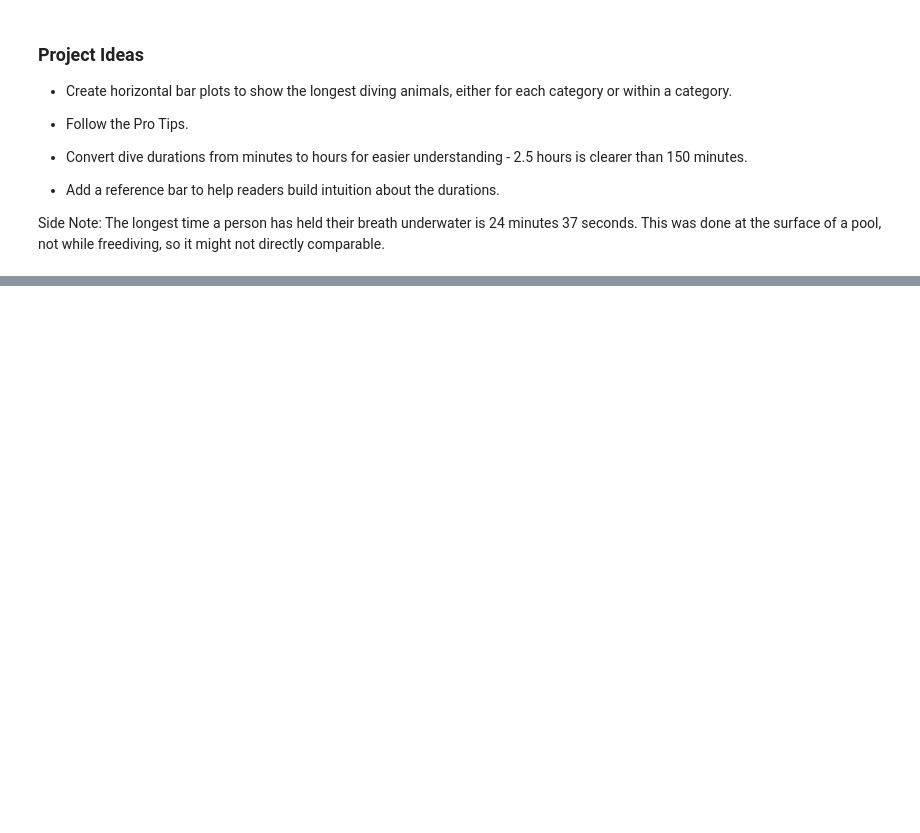
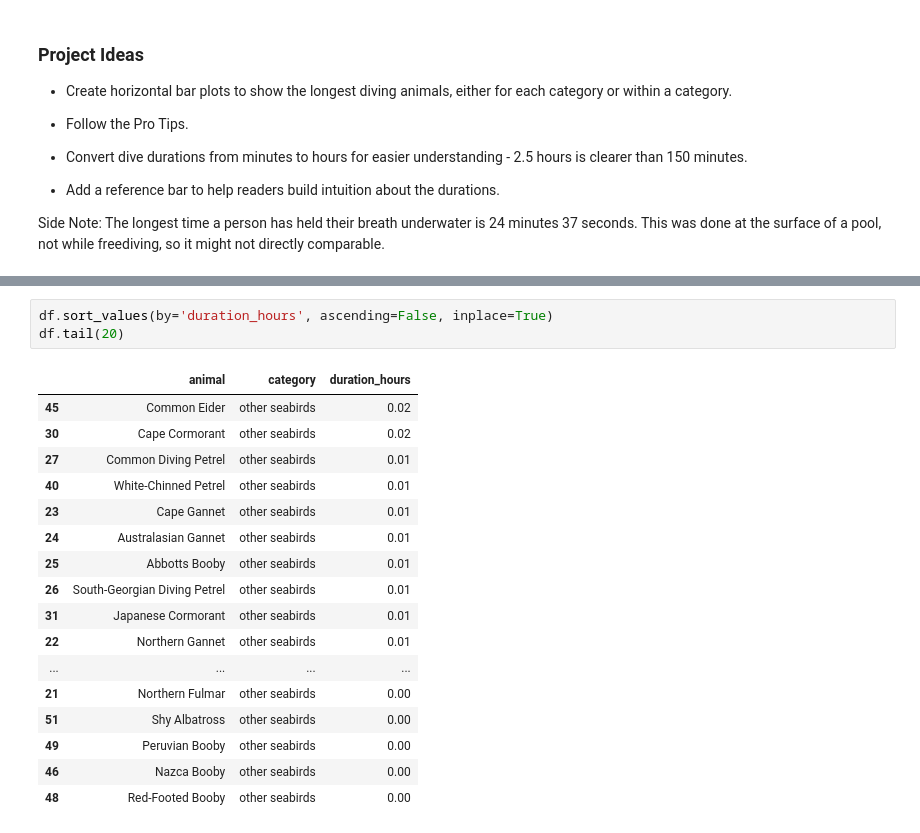
Before and after one commit to ojeduard/Data-Science-Essentials, a Jupyter notebook: Data_Visualization/Ended_Projects/longest-divers-project/longest-diving-animals.ipynb, the cells around one changed output, grey strips where cells are left out. Cells and saved outputs as stored; diff of their text form; blank space fills up the shorter version.

```diff
--- a/Data_Visualization/Ended_Projects/longest-divers-project/longest-diving-animals.ipynb
+++ b/Data_Visualization/Ended_Projects/longest-divers-project/longest-diving-animals.ipynb
@@ -39,0 +57,21 @@ Side Note: The longest time a person has held their breath underwater is 24 minu
+# %%
+df.sort_values(by='duration_hours', ascending=False, inplace=True)
+df.tail(20)
+# %% [output]
+|  | animal | category | duration_hours |
+| 45 | Common Eider | other seabirds | 0.02 |
+| 30 | Cape Cormorant | other seabirds | 0.02 |
+| 27 | Common Diving Petrel | other seabirds | 0.01 |
+| 40 | White-Chinned Petrel | other seabirds | 0.01 |
+| 23 | Cape Gannet | other seabirds | 0.01 |
+| 24 | Australasian Gannet | other seabirds | 0.01 |
+| 25 | Abbotts Booby | other seabirds | 0.01 |
+| 26 | South-Georgian Diving Petrel | other seabirds | 0.01 |
+| 31 | Japanese Cormorant | other seabirds | 0.01 |
+| 22 | Northern Gannet | other seabirds | 0.01 |
+| ... | ... | ... | ... |
+| 21 | Northern Fulmar | other seabirds | 0.00 |
+| 51 | Shy Albatross | other seabirds | 0.00 |
+| 49 | Peruvian Booby | other seabirds | 0.00 |
+| 46 | Nazca Booby | other seabirds | 0.00 |
+| 48 | Red-Footed Booby | other seabirds | 0.00 |
```
Also changed, not shown: parts of 3 cells of this notebook.
